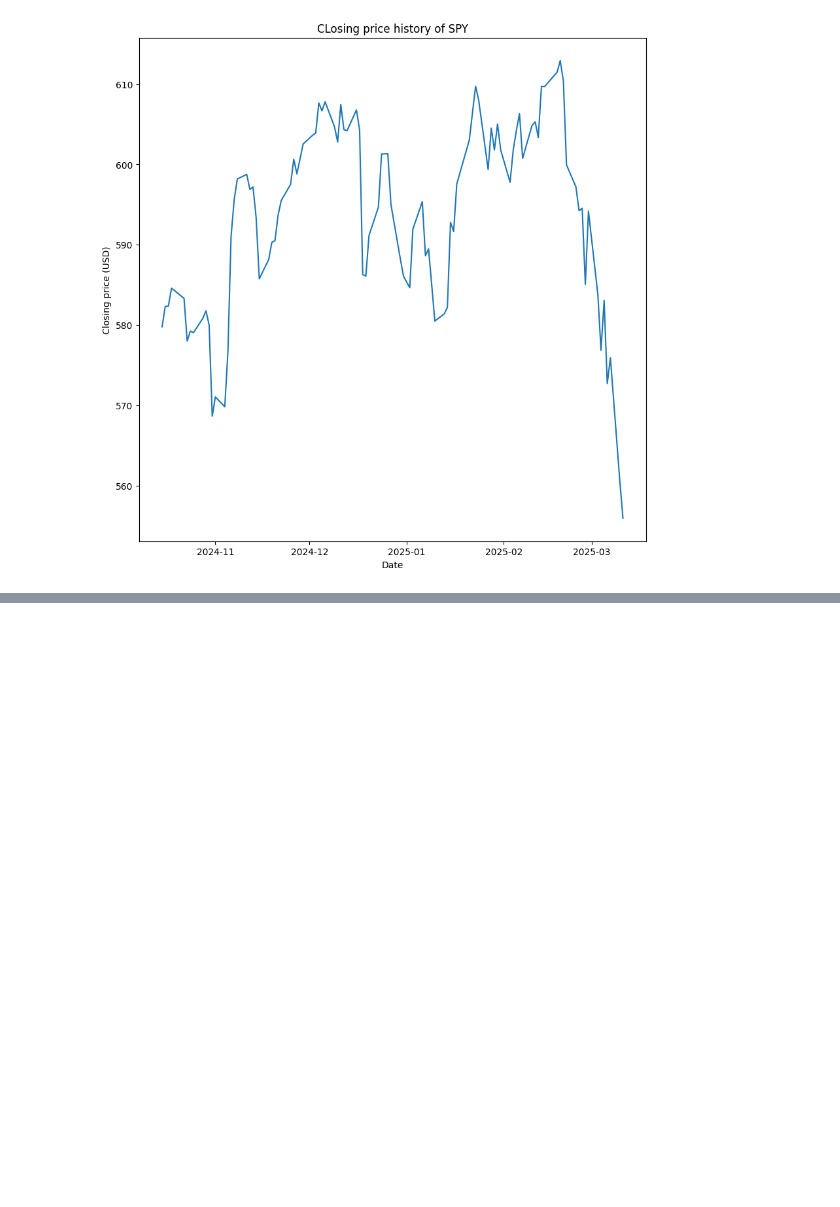
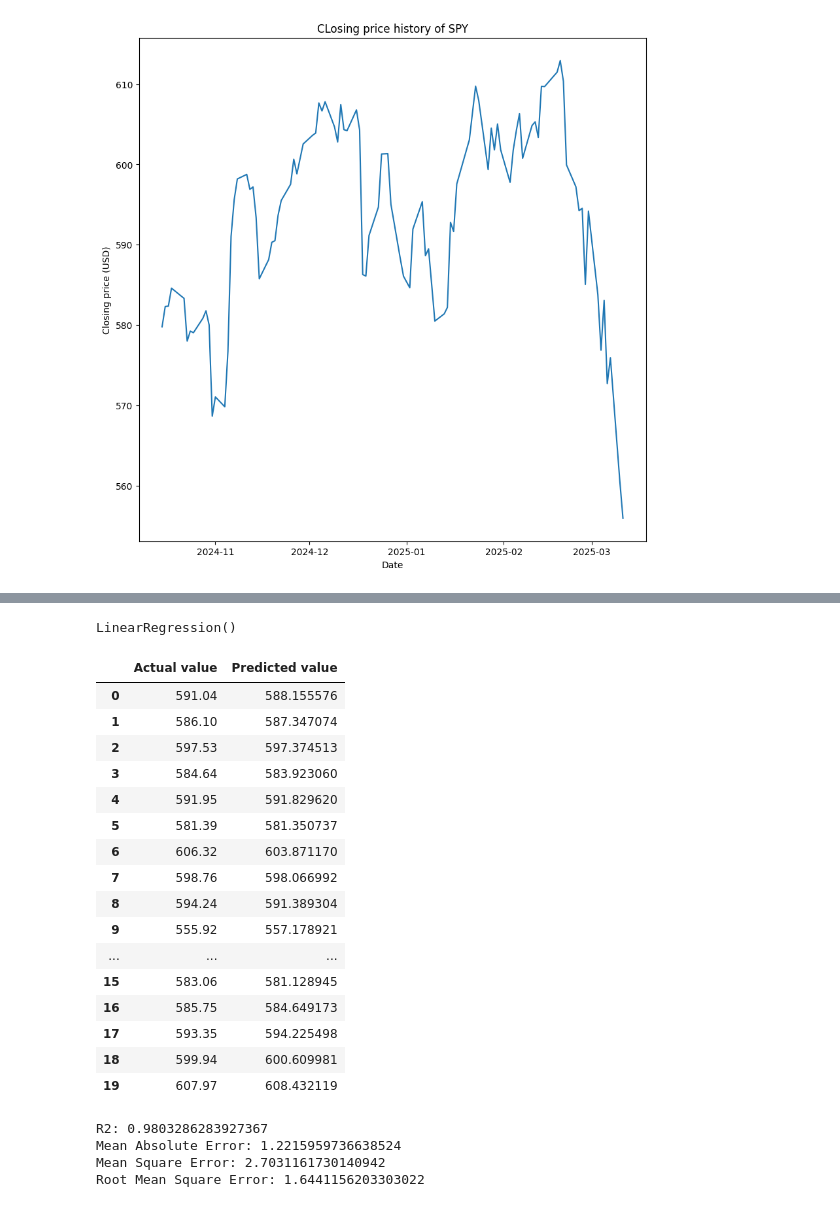
Before and after one commit to bytesbyt/ds_stock_market, a Jupyter notebook: stock_market.ipynb, the cells around one changed output, grey strips where cells are left out. Cells and saved outputs as stored; diff of their text form; code cells hidden in the pictures; blank space fills up the shorter version.

Commit message:
Add linear regression

```diff
--- a/stock_market.ipynb
+++ b/stock_market.ipynb
@@ -223,0 +244,3 @@ plt.show()
+# %%
+# Data spliting
+X_train, X_test, y_train, y_test = train_test_split(X, y, test_size=0.20, random_state=42)
@@ -223,0 +267,57 @@ plt.show()
+# %%
+# Feature scaling
+# Standard scaler - mean of 0 and a standard deviation of 1
+# Minmaxscaler
+sc = StandardScaler()
+X_train = sc.fit_transform(X_train)
+X_test = sc.transform(X_test)
+# %%
+# Multi linear regression
+lin_reg = LinearRegression()
+lin_reg.fit(X_train, y_train)
+# %% [output]
+LinearRegression()
+# %%
+# Prediction on the test set
+y_pred_mlr = lin_reg.predict(X_test)
+# %%
+# Put in a dataframe
+pd.DataFrame({'Actual value': y_test, 'Predicted value': y_pred_mlr})
+# %% [output]
+|  | Actual value | Predicted value |
+| 0 | 591.04 | 588.155576 |
+| 1 | 586.10 | 587.347074 |
+| 2 | 597.53 | 597.374513 |
+| 3 | 584.64 | 583.923060 |
+| 4 | 591.95 | 591.829620 |
+| 5 | 581.39 | 581.350737 |
+| 6 | 606.32 | 603.871170 |
+| 7 | 598.76 | 598.066992 |
+| 8 | 594.24 | 591.389304 |
+| 9 | 555.92 | 557.178921 |
+| ... | ... | ... |
+| 15 | 583.06 | 581.128945 |
+| 16 | 585.75 | 584.649173 |
+| 17 | 593.35 | 594.225498 |
+| 18 | 599.94 | 600.609981 |
+| 19 | 607.97 | 608.432119 |
+# %%
+# model evaluation
+# r2, mean absolute error, mean square error, root mean square error
+# 0, 1
+# mae must have a lower mae 0.
+# mse --o.
+# rmse 0.
+r2 = metrics.r2_score(y_test, y_pred_mlr)
+meanABerr = metrics.mean_absolute_error(y_test, y_pred_mlr)
+meanSqErr = metrics.mean_squared_error(y_test, y_pred_mlr)
+rootMeanSqErr = np.sqrt(metrics.mean_squared_error(y_test, y_pred_mlr))
+print('R2:',r2)
+print('Mean Absolute Error:',meanABerr)
+print('Mean Square Error:',meanSqErr)
+print('Root Mean Square Error:',rootMeanSqErr)
+# %% [output]
+R2: 0.9803286283927367
+Mean Absolute Error: 1.2215959736638524
+Mean Square Error: 2.7031161730140942
+Root Mean Square Error: 1.6441156203303022
```
Also changed, not shown: parts of 11 cells of this notebook.
